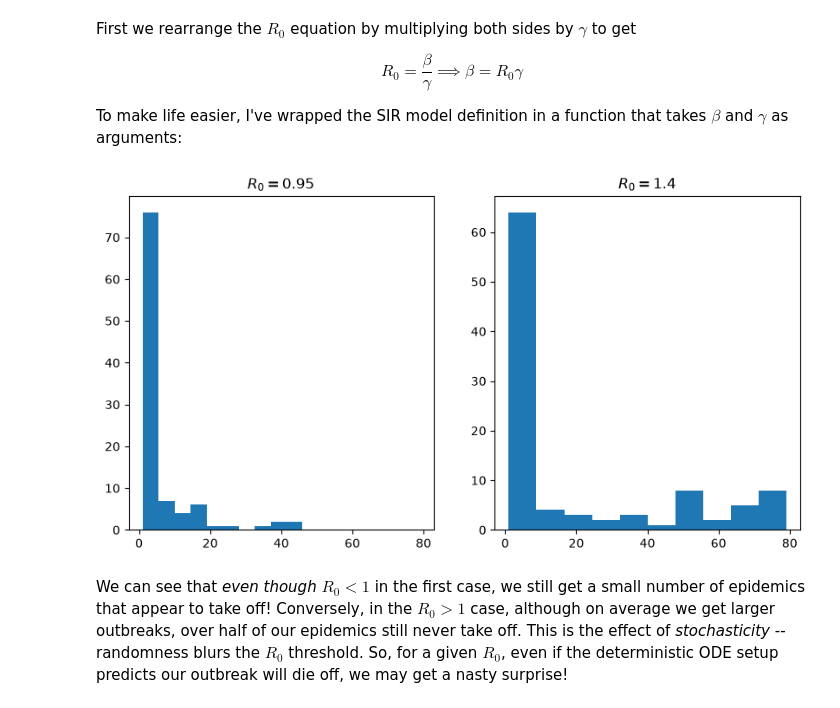
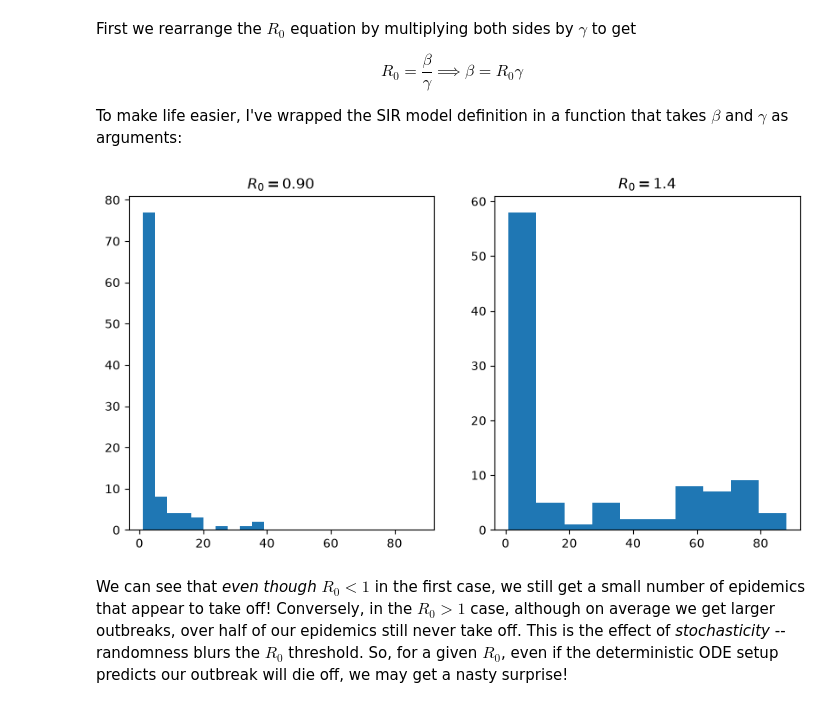
Before and after one commit to gem-epidemics/practical-epidemics, a Jupyter notebook: site/source/eitv/gemlib_workshop.ipynb, the cells around one changed output. Saved outputs shown, nothing was run; the diff lists cells and outputs as text; code cells hidden in the pictures.

```diff
--- a/site/source/eitv/gemlib_workshop.ipynb
+++ b/site/source/eitv/gemlib_workshop.ipynb
@@ -600,9 +600,6 @@ $$
 
 To make life easier, I've wrapped the SIR model definition in a function that takes $\beta$ and $\gamma$ as arguments:
 # %%
-gamma = 0.14
-beta = 0.95 * gamma  # rearranging the above equation for R_0, we get beta = R_0 * \gamma
-
 def make_sir_model(beta, gamma):
     """Make an SIR model with parameters `beta` and `gamma`"""
 
@@ -610,37 +607,37 @@ def make_sir_model(beta, gamma):
         return beta * state[:, 1] / state.sum(axis=-1)
 
     def ir_rate(t, state):
         return gamma
 
     return gld.DiscreteTimeStateTransitionModel(
         transition_rate_fn=[si_rate, ir_rate],
         incidence_matrix=sir_incidence, # from above
         initial_state=sir_initial, # from above
         num_steps=200,
     )
 
 gamma = 0.14 # Fix gamma
 
 # R0 < 1
 beta_lowR0 = 0.90 * gamma
 model_lowR0 = make_sir_model(beta_lowR0, gamma)
 events_lowR0 = model_lowR0.sample(sample_shape=100, seed=jax.random.key(0))
-states_lowR0 = model_lowR0.compute_state(sir_events)
+states_lowR0 = model_lowR0.compute_state(events_lowR0)
 
 # R0 > 1
 beta_highR0 = 1.4 * gamma
 model_highR0 = make_sir_model(beta_highR0, gamma)
-events_highR0 = model_highR0.sample(sample_shape=100, seed=jax.random.key(1))
-states_highR0 = model_highR0.compute_state(sir_events_highR0)
+events_highR0 = model_highR0.sample(sample_shape=100, seed=jax.random.key(0))
+states_highR0 = model_highR0.compute_state(events_highR0)
 
 # Use Matplotlib to plot the histograms
 fix, ax = plt.subplots(1, 2, figsize=(10, 5), sharex=True)
 ax[0].hist(states_lowR0[:, -1, 0, 2])
 ax[0].set_title(r"$R_0 = 0.90$")
 ax[1].hist(states_highR0[:, -1, 0, 2])
 ax[1].set_title(r"$R_0 = 1.4$");
 # %% [output]
-[figure, old version]
+[figure, new version]
 # %% [markdown]
 We can see that _even though_ $R_0 < 1$ in the first case, we still get a small number of epidemics that appear to take off!  Conversely, in the $R_0 > 1$ case, although on average we get larger outbreaks, over half of our epidemics still never take off.  This is the effect of _stochasticity_ -- randomness blurs the $R_0$ threshold.  So, for a given $R_0$, even if the deterministic ODE setup predicts our outbreak will die off, we may get a nasty surprise!
 # %% [markdown]
```
Also changed, not shown: parts of 1 cell of this notebook, 1 other file.
